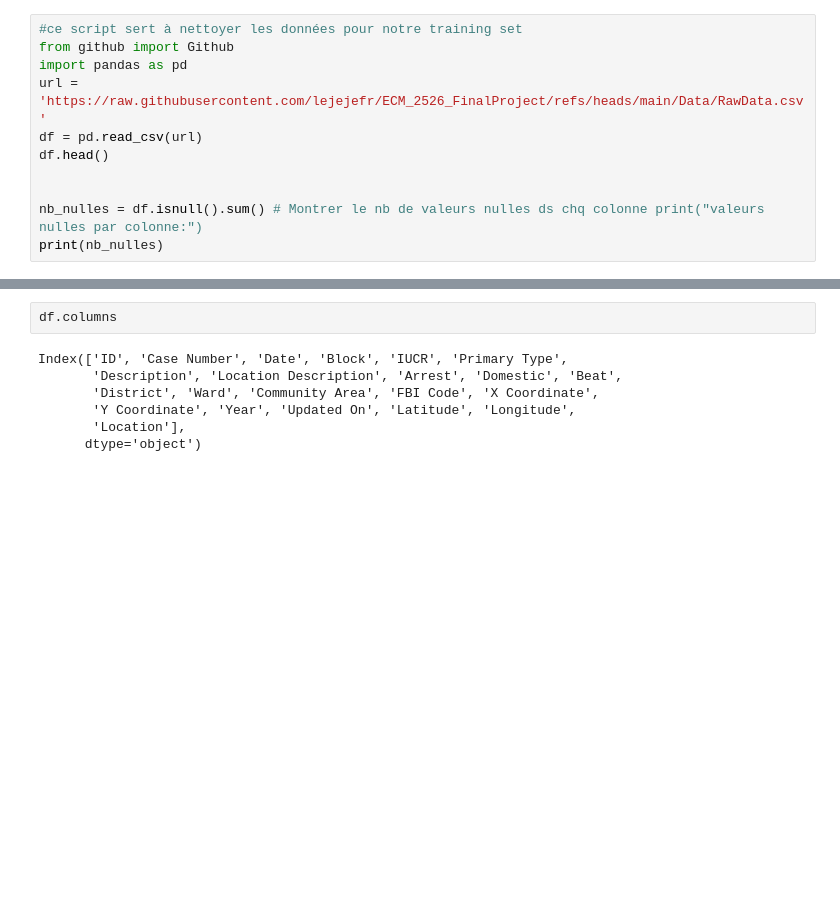
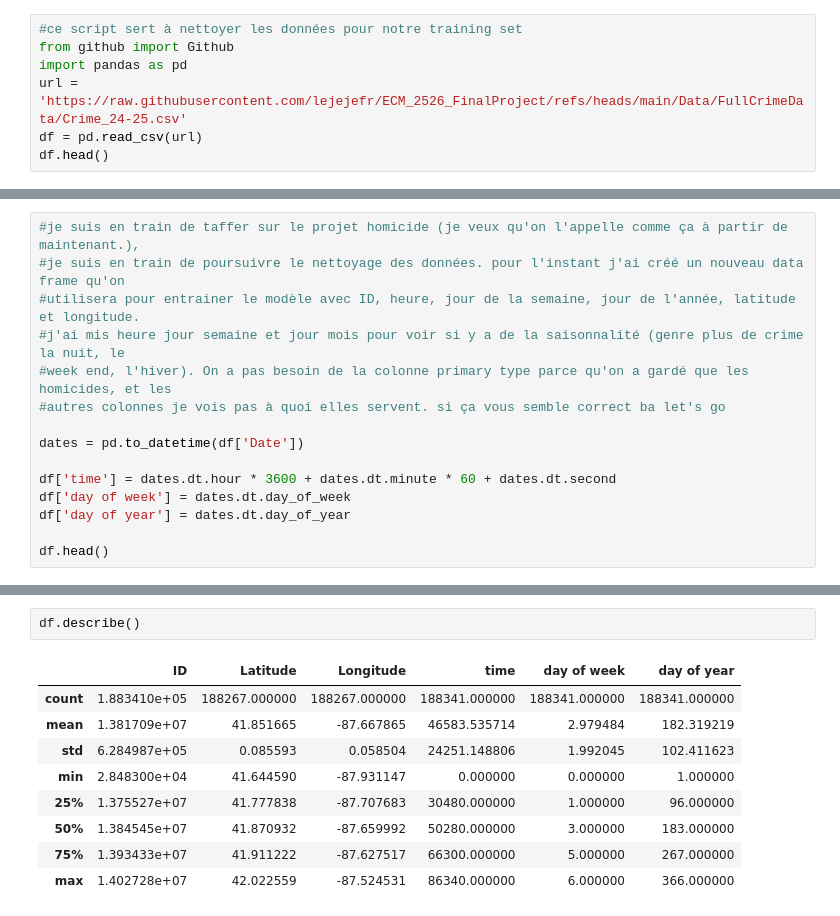
Before and after one commit to lejejefr/ECM_2526_FinalProject, a Jupyter notebook: Sripts/DataCleaning.ipynb, the cells around one changed output, grey strips where cells are left out. Saved outputs shown, nothing was run; the diff lists cells and outputs as text; blank space fills up the shorter version.

```diff
--- a/Sripts/DataCleaning.ipynb
+++ b/Sripts/DataCleaning.ipynb
@@ -25,11 +25,7 @@ Successfully installed PyGithub-2.8.1 pynacl-1.6.0
 #ce script sert à nettoyer les données pour notre training set
 from github import Github
 import pandas as pd
-url = 'https://raw.githubusercontent.com/lejejefr/ECM_2526_FinalProject/refs/heads/main/Data/RawData.csv'
+url = 'https://raw.githubusercontent.com/lejejefr/ECM_2526_FinalProject/refs/heads/main/Data/FullCrimeData/Crime_24-25.csv'
 df = pd.read_csv(url)
 df.head()
-
-
-nb_nulles = df.isnull().sum() # Montrer le nb de valeurs nulles ds chq colonne print("valeurs nulles par colonne:")
-print(nb_nulles)
 # %% [output]
@@ -58,0 +38,15 @@ duplicate_rows
+# %%
+#je suis en train de taffer sur le projet homicide (je veux qu'on l'appelle comme ça à partir de maintenant.),
+#je suis en train de poursuivre le nettoyage des données. pour l'instant j'ai créé un nouveau data frame qu'on
+#utilisera pour entrainer le modèle avec ID, heure, jour de la semaine, jour de l'année, latitude et longitude.
+#j'ai mis heure jour semaine et jour mois pour voir si y a de la saisonnalité (genre plus de crime la nuit, le
+#week end, l'hiver). On a pas besoin de la colonne primary type parce qu'on a gardé que les homicides, et les
+#autres colonnes je vois pas à quoi elles servent. si ça vous semble correct ba let's go
+
+dates = pd.to_datetime(df['Date'])
+
+df['time'] = dates.dt.hour * 3600 + dates.dt.minute * 60 + dates.dt.second
+df['day of week'] = dates.dt.day_of_week
+df['day of year'] = dates.dt.day_of_year
+
+df.head()
@@ -59,9 +60,12 @@ duplicate_rows
 # %%
-df.columns
+df.describe()
 # %% [output]
-Index(['ID', 'Case Number', 'Date', 'Block', 'IUCR', 'Primary Type',
-       'Description', 'Location Description', 'Arrest', 'Domestic', 'Beat',
-       'District', 'Ward', 'Community Area', 'FBI Code', 'X Coordinate',
-       'Y Coordinate', 'Year', 'Updated On', 'Latitude', 'Longitude',
-       'Location'],
-      dtype='object')
+|  | ID | Latitude | Longitude | time | day of week | day of year |
+| count | 1.883410e+05 | 188267.000000 | 188267.000000 | 188341.000000 | 188341.000000 | 188341.000000 |
+| mean | 1.381709e+07 | 41.851665 | -87.667865 | 46583.535714 | 2.979484 | 182.319219 |
+| std | 6.284987e+05 | 0.085593 | 0.058504 | 24251.148806 | 1.992045 | 102.411623 |
+| min | 2.848300e+04 | 41.644590 | -87.931147 | 0.000000 | 0.000000 | 1.000000 |
+| 25% | 1.375527e+07 | 41.777838 | -87.707683 | 30480.000000 | 1.000000 | 96.000000 |
+| 50% | 1.384545e+07 | 41.870932 | -87.659992 | 50280.000000 | 3.000000 | 183.000000 |
+| 75% | 1.393433e+07 | 41.911222 | -87.627517 | 66300.000000 | 5.000000 | 267.000000 |
+| max | 1.402728e+07 | 42.022559 | -87.524531 | 86340.000000 | 6.000000 | 366.000000 |
```
Also changed, not shown: parts of 10 cells of this notebook.
